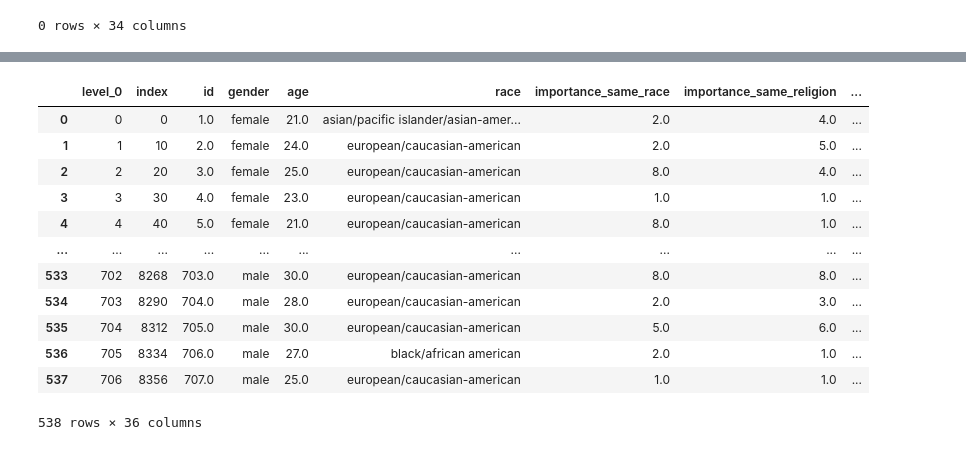
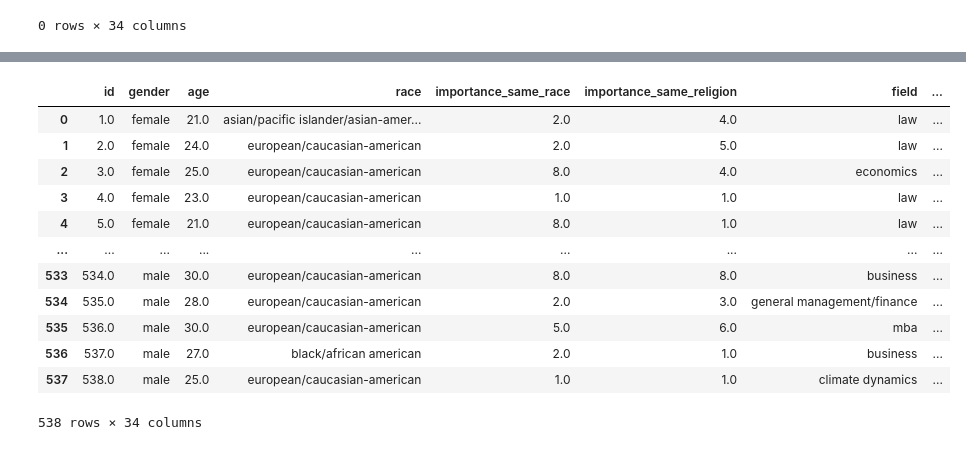
Before and after one commit to arthursabre/Projet-DS-Python-analyse-plateforme-speed-dating-, a Jupyter notebook: data_prep.ipynb, the cells around one changed output, grey strips where cells are left out. Drawn from its saved outputs; the diff is of its cells as text; code cells hidden in the pictures.

```diff
--- a/data_prep.ipynb
+++ b/data_prep.ipynb
@@ -248,16 +266,0 @@ df_personal_dropped = df_personal_dropped.reset_index()
-# %%
-df_personal_dropped
-# %% [output]
-|  | level_0 | index | id | gender | age | race | importance_same_race | importance_same_religion | ... |
-| 0 | 0 | 0 | 1.0 | female | 21.0 | asian/pacific islander/asian-amer... | 2.0 | 4.0 | ... |
-| 1 | 1 | 10 | 2.0 | female | 24.0 | european/caucasian-american | 2.0 | 5.0 | ... |
-| 2 | 2 | 20 | 3.0 | female | 25.0 | european/caucasian-american | 8.0 | 4.0 | ... |
-| 3 | 3 | 30 | 4.0 | female | 23.0 | european/caucasian-american | 1.0 | 1.0 | ... |
-| 4 | 4 | 40 | 5.0 | female | 21.0 | european/caucasian-american | 8.0 | 1.0 | ... |
-| ... | ... | ... | ... | ... | ... | ... | ... | ... | ... |
-| 533 | 702 | 8268 | 703.0 | male | 30.0 | european/caucasian-american | 8.0 | 8.0 | ... |
-| 534 | 703 | 8290 | 704.0 | male | 28.0 | european/caucasian-american | 2.0 | 3.0 | ... |
-| 535 | 704 | 8312 | 705.0 | male | 30.0 | european/caucasian-american | 5.0 | 6.0 | ... |
-| 536 | 705 | 8334 | 706.0 | male | 27.0 | black/african american | 2.0 | 1.0 | ... |
-| 537 | 706 | 8356 | 707.0 | male | 25.0 | european/caucasian-american | 1.0 | 1.0 | ... |
-538 rows × 36 columns
@@ -264 +269,17 @@ df_personal_dropped
+# %%
+df_personal
+# %% [output]
+|  | id | gender | age | race | importance_same_race | importance_same_religion | field | ... |
+| 0 | 1.0 | female | 21.0 | asian/pacific islander/asian-amer... | 2.0 | 4.0 | law | ... |
+| 1 | 2.0 | female | 24.0 | european/caucasian-american | 2.0 | 5.0 | law | ... |
+| 2 | 3.0 | female | 25.0 | european/caucasian-american | 8.0 | 4.0 | economics | ... |
+| 3 | 4.0 | female | 23.0 | european/caucasian-american | 1.0 | 1.0 | law | ... |
+| 4 | 5.0 | female | 21.0 | european/caucasian-american | 8.0 | 1.0 | law | ... |
+| ... | ... | ... | ... | ... | ... | ... | ... | ... |
+| 533 | 534.0 | male | 30.0 | european/caucasian-american | 8.0 | 8.0 | business | ... |
+| 534 | 535.0 | male | 28.0 | european/caucasian-american | 2.0 | 3.0 | general management/finance | ... |
+| 535 | 536.0 | male | 30.0 | european/caucasian-american | 5.0 | 6.0 | mba | ... |
+| 536 | 537.0 | male | 27.0 | black/african american | 2.0 | 1.0 | business | ... |
+| 537 | 538.0 | male | 25.0 | european/caucasian-american | 1.0 | 1.0 | climate dynamics | ... |
+538 rows × 34 columns
 # %%
```
Also changed, not shown: parts of 30 cells of this notebook, 5 other files.
